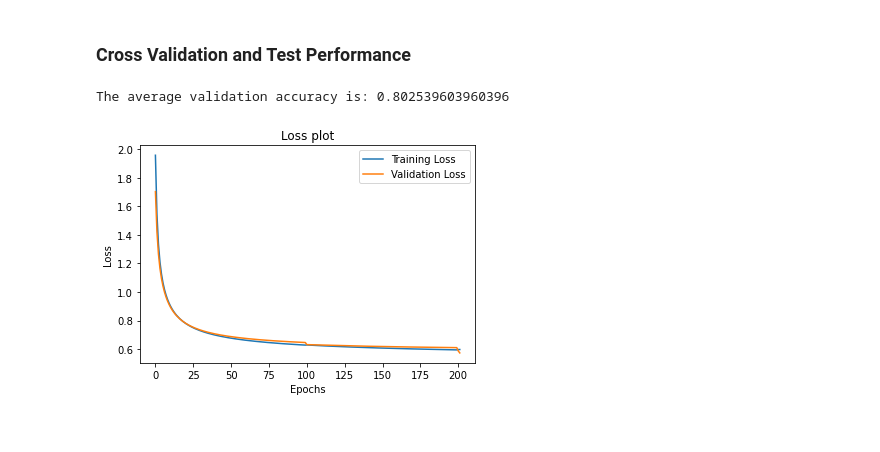
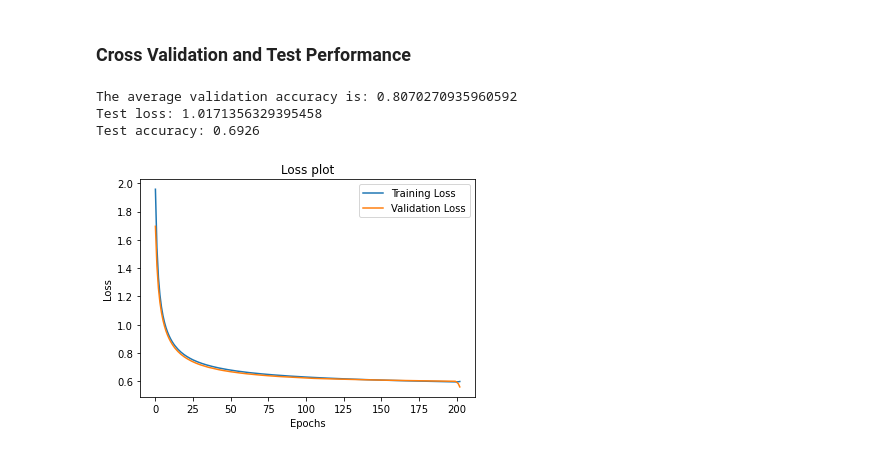
Before and after one commit to hblyx/CSE-151B, a Jupyter notebook: PA1/PA1_logreg.ipynb, the cells around one changed output. Cells and saved outputs as stored; diff of their text form; code cells hidden in the pictures.

Commit message:
finish coding, need to tuning and softmax part

```diff
--- a/PA1/PA1_logreg.ipynb
+++ b/PA1/PA1_logreg.ipynb
@@ -136,6 +135,7 @@ def cross_validation(dataset, hyperparameters, activation, loss, out_dim):
 
     for train, val in data.generate_k_fold_set(dataset, k=hyperparameters["k_folds"]):
         for epoch in range(hyperparameters["epochs"]):
+            train = data.shuffle(train)
             loss_train = [] # training loss per epoch including all mini-batchs
             for minibatch in data.generate_minibatches(train, batch_size=hyperparameters["batch_size"]): # SGD
                 loss_batch, _ = regressor.train(minibatch)
@@ -235,13 +268,20 @@ test = (test_X, test_y)
 # %%
 # use the default setting
 hyperparameters = {"epochs": 100,
                    "batch_size": 64,
                    "learning_rate": 0.001,
                    "k_folds": 10}
 
 regressor_softmax, val_acc_softmax = cross_validation(train_val, hyperparameters, network.softmax, network.multiclass_cross_entropy, 10)
 print("The average validation accuracy is:", val_acc_softmax)
+
+# test the test set performance
+test_loss, test_acc = regressor_softmax.test(test)
+print("Test loss:", test_loss)
+print("Test accuracy:", test_acc)
 # %% [output]
-The average validation accuracy is: 0.802539603960396
+The average validation accuracy is: 0.8070270935960592
+Test loss: 1.0171356329395458
+Test accuracy: 0.6926
-[figure, old version]
+[figure, new version]
 # %%
```
Also changed, not shown: parts of 8 cells of this notebook.
